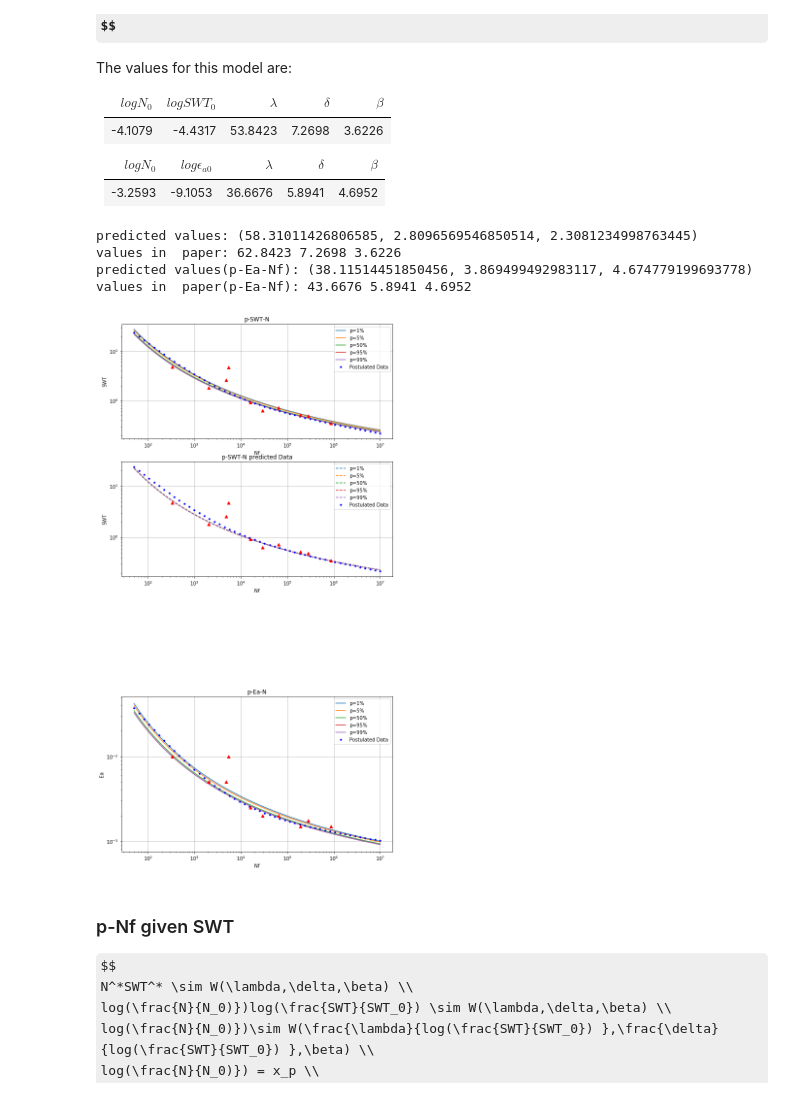
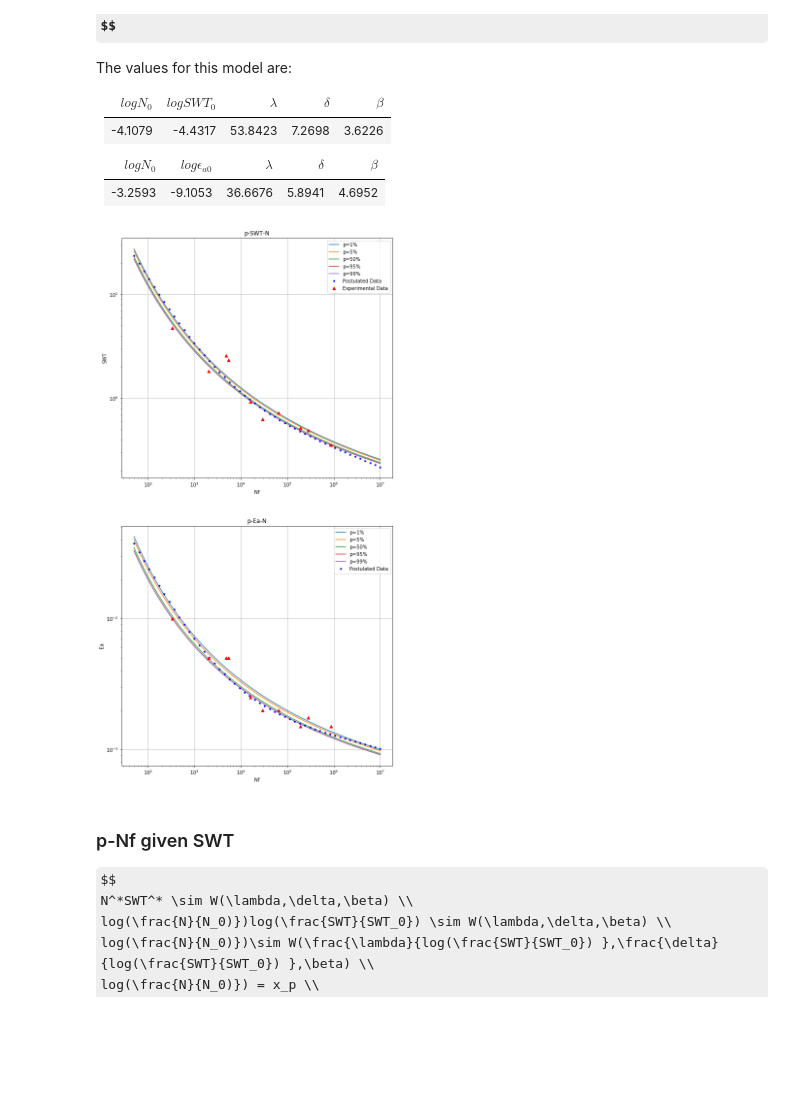
Before and after one commit to arpitvaghela/Fatigue-and-Fracture-Modeling-using-Probability, a Jupyter notebook: special_assignment_1.ipynb, the cells around one changed output. Saved outputs shown, nothing was run; the diff lists cells and outputs as text; code cells hidden in the pictures; some formulas as TeX source; blank space fills up the shorter version.

```diff
--- a/special_assignment_1.ipynb
+++ b/special_assignment_1.ipynb
@@ -359,29 +316,10 @@ scale1 = 7.2698
 shape1 = 3.6226
 
 X1 = (np.log(Nf) - logN01)*(np.log(SWT) - logSWT0)
-# added
-X1_pred = (np.log(Nf) + 3.84135)*(np.log(SWT) + 4.3838)
-# --
-print('predicted values:',PWM(np.sort(X1)))
-print('values in  paper:',loc1,scale1,shape1)
+
 #loc1,scale1,shape1 = PWM(np.sort(X1))
 w1 = Weibull(shape1,scale1,loc1,X1)
 
-# added
-w1_pred = Weibull(2.3081,2.8096,58.31011,X1_pred)
-xp101_pred = w1_pred.get_xp(0.001)
-xp105_pred = w1_pred.get_xp(0.005)
-xp150_pred = w1_pred.get_xp(0.050)
-xp195_pred = w1_pred.get_xp(0.095)
-xp199_pred = w1_pred.get_xp(0.099)
-
-pSWT01_pred = np.exp((-4.3838) + (xp101_pred/(np.log(Nf)-(-3.84135))))
-pSWT05_pred = np.exp((-4.3838) + (xp105_pred/(np.log(Nf)-(-3.84135))))
-pSWT50_pred = np.exp((-4.3838) + (xp150_pred/(np.log(Nf)-(-3.84135))))
-pSWT95_pred = np.exp((-4.3838) + (xp195_pred/(np.log(Nf)-(-3.84135))))
-pSWT99_pred = np.exp((-4.3838) + (xp199_pred/(np.log(Nf)-(-3.84135))))
-
-# --
 xp101 = w1.get_xp(0.001)
 xp105 = w1.get_xp(0.005)
 xp150 = w1.get_xp(0.050)
@@ -396,7 +334,7 @@ pSWT99 = np.exp(logSWT0 + (xp199/(np.log(Nf)-logN01)))
 
 
 plt.figure(figsize=(10,20))
-plt.subplot(4,1,1)
+plt.subplot(2,1,1)
 plt.title("p-SWT-N")
 plt.xlabel("Nf")
 plt.ylabel("SWT")
@@ -413,29 +351,7 @@ plt.plot(Nf,pSWT99,label="p=99%")
 plt.plot(Nf,SWT,'b.',label="Postulated Data")
 
 # Experimental Data
-plt.plot(Exp_Nf,Exp_strain*Exp_stress,'r^')
-plt.grid()
-
-plt.legend()
-
-plt.subplot(4,1,2)
-# percentile curve of predicted values
-
-plt.title("p-SWT-N predicted Data")
-plt.xlabel("Nf")
-plt.ylabel("SWT")
-plt.xscale('log')
-plt.yscale('log')
-plt.plot(Nf,pSWT01_pred,'--',label="p=1%")
-plt.plot(Nf,pSWT05_pred,'--',label="p=5%")
-plt.plot(Nf,pSWT50_pred,'--',label="p=50%")
-plt.plot(Nf,pSWT95_pred,'--',label="p=95%")
-plt.plot(Nf,pSWT99_pred,'--',label="p=99%")
-# theoretical data
-plt.plot(Nf,SWT,'b.',label="Postulated Data")
-
-# Experimental Data
-plt.plot(Exp_Nf,Exp_strain*Exp_stress,'r^')
+plt.plot(Exp_Nf,Exp_strain*Exp_stress,'r^',label="Experimental Data")
 plt.grid()
 
 plt.legend()
@@ -451,8 +367,6 @@ scale2 = 5.8941
 shape2 = 4.6952
 X2 = (np.log(Nf) - logN02)*(np.log(strain) - logEa0)
 
-print('predicted values(p-Ea-Nf):',PWM(np.sort(X2)))
-print('values in  paper(p-Ea-Nf):',loc2,scale2,shape2)
 w2 = Weibull(shape2,scale2,loc2,X2)
 
 xp201 = w2.get_xp(0.001)
@@ -461,39 +375,35 @@ xp250 = w2.get_xp(0.050)
 xp295 = w2.get_xp(0.095)
 xp299 = w2.get_xp(0.099)
 
 pEa01 = np.exp(logEa0 + (xp201/(np.log(Nf)-logN02)))
 pEa05 = np.exp(logEa0 + (xp205/(np.log(Nf)-logN02)))
 pEa50 = np.exp(logEa0 + (xp250/(np.log(Nf)-logN02)))
 pEa95 = np.exp(logEa0 + (xp295/(np.log(Nf)-logN02)))
 pEa99 = np.exp(logEa0 + (xp299/(np.log(Nf)-logN02)))
 
-plt.subplot(3,1,3)
+plt.subplot(2,1,2)
 plt.title("p-Ea-N")
 plt.xlabel("Nf")
 plt.ylabel("Ea")
 plt.xscale('log')
 plt.yscale('log')
 
 # percentile curves
 plt.plot(Nf,pEa01,label="p=1%")
 plt.plot(Nf,pEa05,label="p=5%")
 plt.plot(Nf,pEa50,label="p=50%")
 plt.plot(Nf,pEa95,label="p=95%")
 plt.plot(Nf,pEa99,label="p=99%")
 # theoretical data
 plt.plot(Nf,strain,'b.',label="Postulated Data")
 # Experimental Data
 plt.plot(Exp_Nf,Exp_strain,'r^')
 plt.grid()
 
 plt.legend()
 plt.savefig("images/model.png")
 # %% [output]
-predicted values: (58.31011426806585, 2.8096569546850514, 2.3081234998763445)
-values in  paper: 62.8423 7.2698 3.6226
-predicted values(p-Ea-Nf): (38.11514451850456, 3.869499492983117, 4.674779199693778)
-values in  paper(p-Ea-Nf): 43.6676 5.8941 4.6952
-[figure, old version]
+[figure, new version]
 # %% [markdown]
 ### p-Nf given SWT
 $$
```
Also changed, not shown: parts of 17 cells of this notebook, 6 other files.
